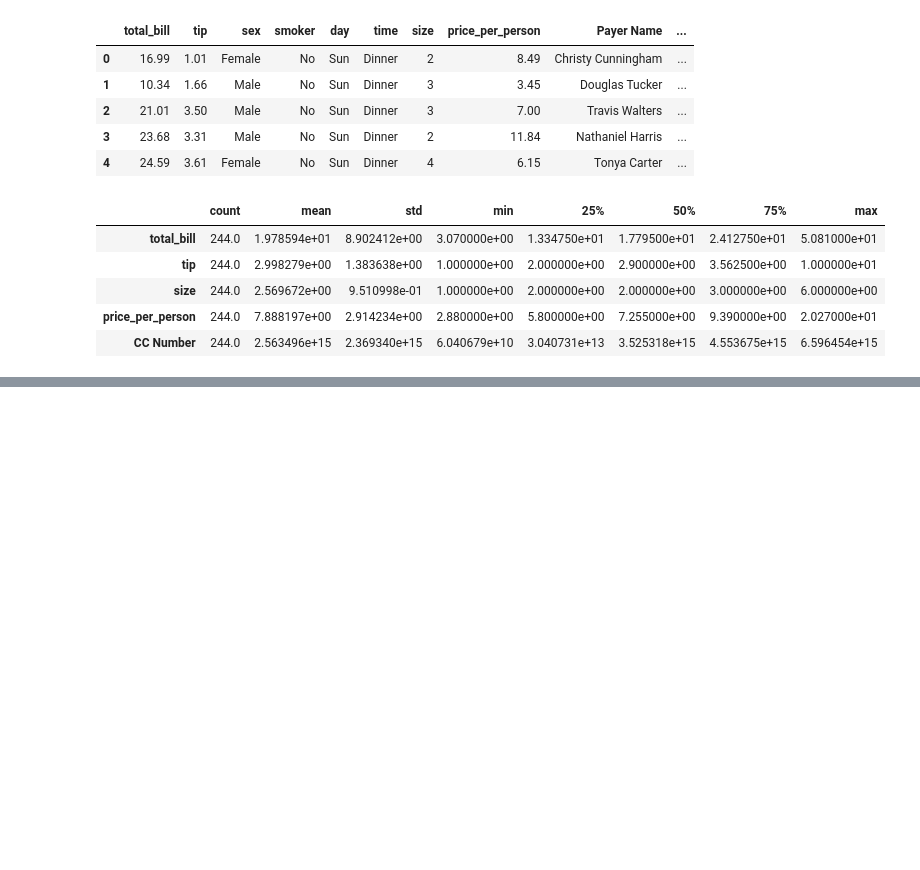
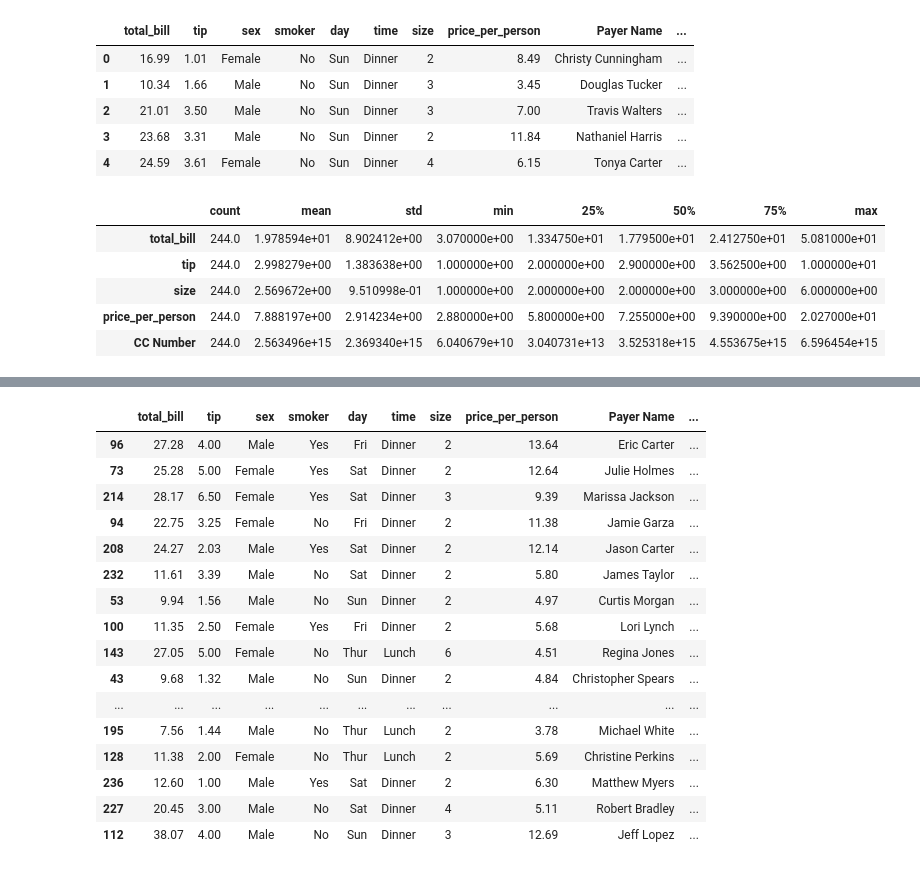
Before and after one commit to ayushgupta-repo/DATA_SCIENCE, a Jupyter notebook: 05_pandas/video_11.ipynb, the cells around one changed output, grey strips where cells are left out. Saved outputs shown, nothing was run; the diff lists cells and outputs as text; code cells hidden in the pictures; blank space fills up the shorter version.

```diff
--- a/05_pandas/video_11.ipynb
+++ b/05_pandas/video_11.ipynb
@@ -25,0 +391,21 @@ df.describe().transpose() # to get certain mathematical operation done and trans
+# %%
+# sample showing based on fraction means percent of rows
+df.sample(frac=0.1) # over here 0.1 means 10% (random rows will be shown to me)
+# %% [output]
+|  | total_bill | tip | sex | smoker | day | time | size | price_per_person | Payer Name | ... |
+| 96 | 27.28 | 4.00 | Male | Yes | Fri | Dinner | 2 | 13.64 | Eric Carter | ... |
+| 73 | 25.28 | 5.00 | Female | Yes | Sat | Dinner | 2 | 12.64 | Julie Holmes | ... |
+| 214 | 28.17 | 6.50 | Female | Yes | Sat | Dinner | 3 | 9.39 | Marissa Jackson | ... |
+| 94 | 22.75 | 3.25 | Female | No | Fri | Dinner | 2 | 11.38 | Jamie Garza | ... |
+| 208 | 24.27 | 2.03 | Male | Yes | Sat | Dinner | 2 | 12.14 | Jason Carter | ... |
+| 232 | 11.61 | 3.39 | Male | No | Sat | Dinner | 2 | 5.80 | James Taylor | ... |
+| 53 | 9.94 | 1.56 | Male | No | Sun | Dinner | 2 | 4.97 | Curtis Morgan | ... |
+| 100 | 11.35 | 2.50 | Female | Yes | Fri | Dinner | 2 | 5.68 | Lori Lynch | ... |
+| 143 | 27.05 | 5.00 | Female | No | Thur | Lunch | 6 | 4.51 | Regina Jones | ... |
+| 43 | 9.68 | 1.32 | Male | No | Sun | Dinner | 2 | 4.84 | Christopher Spears | ... |
+| ... | ... | ... | ... | ... | ... | ... | ... | ... | ... | ... |
+| 195 | 7.56 | 1.44 | Male | No | Thur | Lunch | 2 | 3.78 | Michael White | ... |
+| 128 | 11.38 | 2.00 | Female | No | Thur | Lunch | 2 | 5.69 | Christine Perkins | ... |
+| 236 | 12.60 | 1.00 | Male | Yes | Sat | Dinner | 2 | 6.30 | Matthew Myers | ... |
+| 227 | 20.45 | 3.00 | Male | No | Sat | Dinner | 4 | 5.11 | Robert Bradley | ... |
+| 112 | 38.07 | 4.00 | Male | No | Sun | Dinner | 3 | 12.69 | Jeff Lopez | ... |
```
Also changed, not shown: parts of 30 cells of this notebook.
